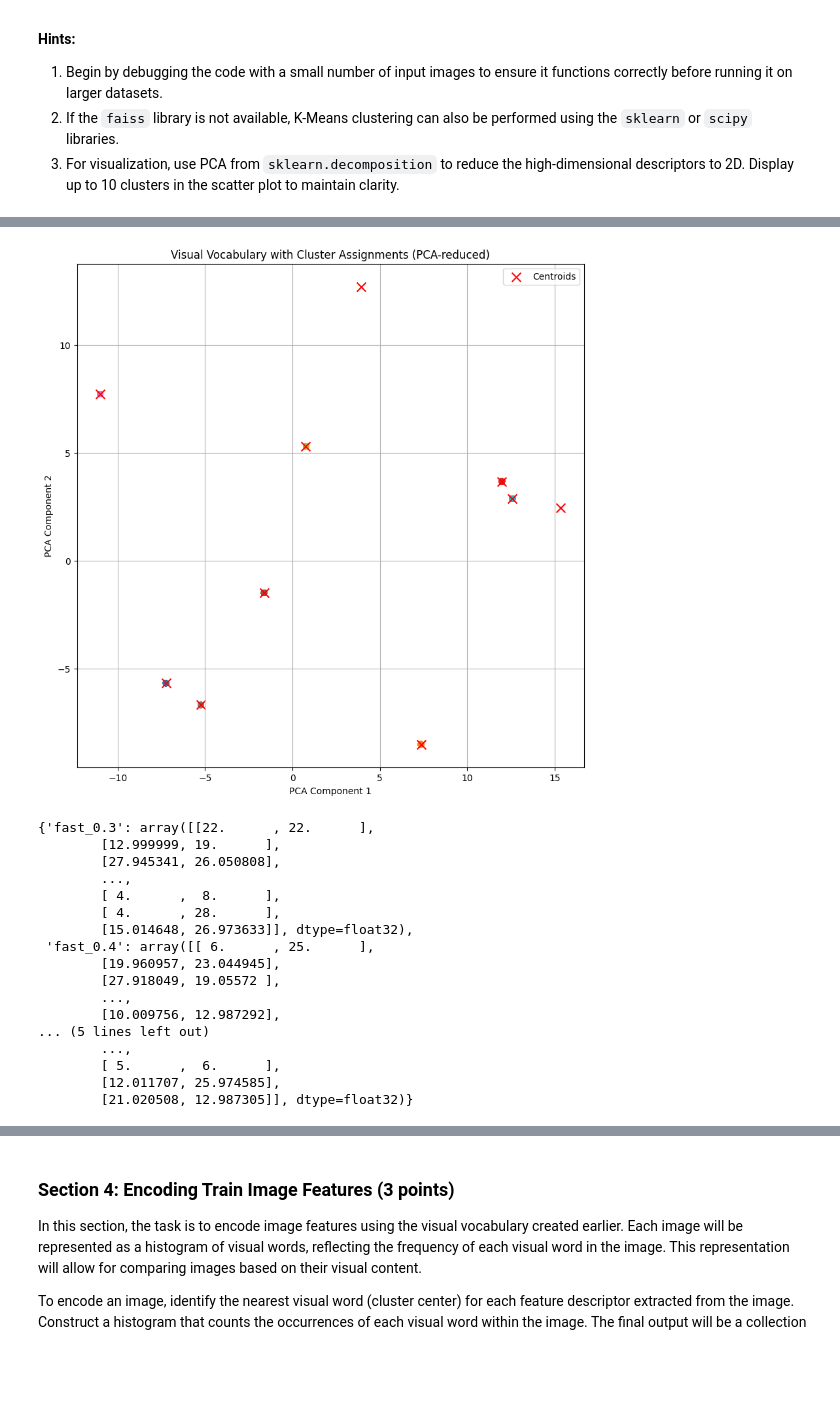
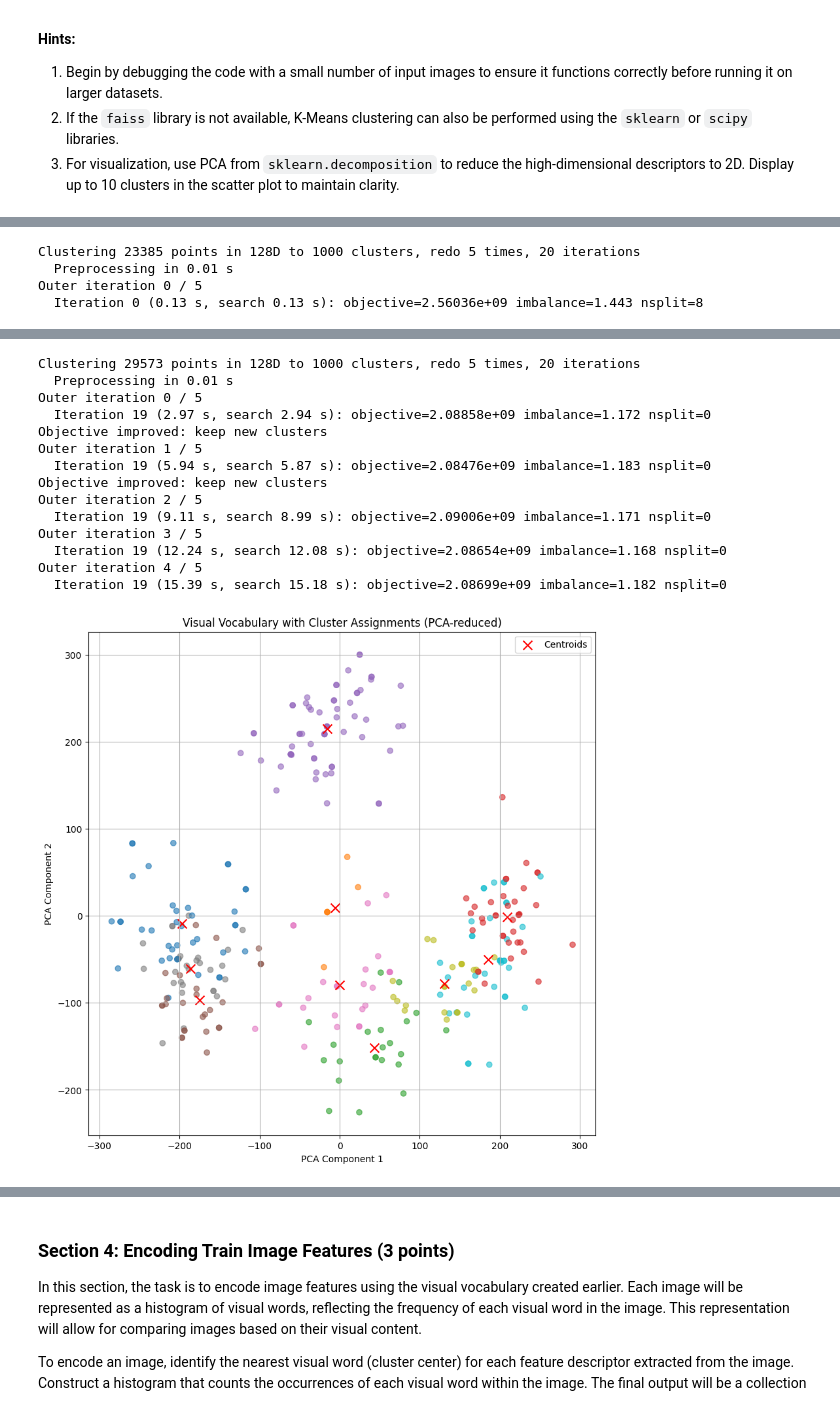
Before and after one commit to matthias-hagenauer/cv1_labs, a Jupyter notebook: cv1-lab-final-1/cv1-final-lab-part-1.ipynb, the cells around one changed output, grey strips where cells are left out. Drawn from its saved outputs; the diff is of its cells as text; code cells hidden in the pictures; blank space fills up the shorter version.

```diff
--- a/cv1-lab-final-1/cv1-final-lab-part-1.ipynb
+++ b/cv1-lab-final-1/cv1-final-lab-part-1.ipynb
@@ -218,18 +218,18 @@ This step is essential to understand how different feature extractors behave acr
 
 def detect_keypoints_sift(image):
     sift = cv2.SIFT_create(edgeThreshold=0.01)
-    keypoints, _ = sift.detectAndCompute(image, None)
-    return keypoints
+    keypoints, descriptors = sift.detectAndCompute(image, None)
+    return keypoints, descriptors
 
 def detect_keypoints_orb(image):
     orb = cv2.ORB_create(edgeThreshold=10)
-    keypoints = orb.detect(image, None)
-    return keypoints
+    keypoints, descriptors = orb.detectAndCompute(image, None)
+    return keypoints, descriptors
 
 def detect_keypoints_fast(image):
     fast = cv2.FastFeatureDetector_create()
-    keypoints = fast.detect(image, None)
-    return keypoints
+    keypoints, descriptors = fast.detectAndCompute(image, None)
+    return keypoints, descriptors
 
 def detect_keypoints_harris(image):
     gray = cv2.cvtColor(image, cv2.COLOR_BGR2GRAY)
@@ -268,7 +268,7 @@ def get_random_picture(label=None):
 classes = ['Frog', 'Automobile', 'Bird', 'Cat', 'Deer']
 images = [get_random_picture(label)[0] for label in classes]
 
-fig, axs = plt.subplots(len(classes), 5, figsize=(15, 20))
+fig, axs = plt.subplots(len(classes), 4, figsize=(15, 20))
 fig.suptitle('Keypoint Detection using SIFT, ORB, and Harris Corner Detector', fontsize=20)
 
 for i, cls in enumerate(classes):
@@ -276,18 +276,18 @@ for i, cls in enumerate(classes):
     img = (img * 255).astype(np.uint8)
     img = cv2.cvtColor(img, cv2.COLOR_BGR2RGB)
 
-    sift_keypoints = detect_keypoints_sift(img)
-    orb_keypoints = detect_keypoints_orb(img)
+    sift_keypoints, _ = detect_keypoints_sift(img)
+    orb_keypoints, _ = detect_keypoints_orb(img)
     #harris_keypoints = detect_keypoints_harris(img)
-    fast_keypoints = detect_keypoints_fast(img)
+    #fast_keypoints, _ = detect_keypoints_fast(img)
     brisk_keypoints, _ = detect_keypoints_brisk(img)
 
     axs[i, 0].imshow(img)
     axs[i, 1].imshow(draw_keypoints(img, sift_keypoints, f'SIFT - {cls}'))
     axs[i, 2].imshow(draw_keypoints(img, orb_keypoints, f'ORB - {cls}'))
     #axs[i, 3].imshow(draw_keypoints(img, harris_keypoints, f'Harris - {cls}'))
-    axs[i, 3].imshow(draw_keypoints(img, fast_keypoints, f'Fast - {cls}'))
-    axs[i, 4].imshow(draw_keypoints(img, brisk_keypoints, f'Brisk - {cls}'))
+    #axs[i, 3].imshow(draw_keypoints(img, fast_keypoints, f'Fast - {cls}'))
+    axs[i, 3].imshow(draw_keypoints(img, brisk_keypoints, f'Brisk - {cls}'))
 
 plt.show()
 # %% [output]
@@ -317,19 +317,18 @@ def extract_features(images, method):
         img = (img * 255).astype(np.uint8)
         img = cv2.cvtColor(img, cv2.COLOR_BGR2RGB)
         if method == 'sift':
-            descriptors = detect_keypoints_sift(img)
+            _, descriptors = detect_keypoints_sift(img)
         elif method == 'orb':
-            descriptors = detect_keypoints_orb(img)
+            _, descriptors = detect_keypoints_orb(img)
         elif method == "harris":
-            descriptors = detect_keypoints_harris(img)
+            _, descriptors = detect_keypoints_harris(img)
         elif method == "fast":
-            descriptors = detect_keypoints_fast(img)
+            _, descriptors = detect_keypoints_fast(img)
         elif method == "brisk":
-            descriptors, _ = detect_keypoints_brisk(img)
+            _, descriptors, _ = detect_keypoints_brisk(img)
         if descriptors is not None and len(descriptors) > 0:
             features.extend(descriptors)
 
-    features = [(k.pt[0], k.pt[1]) for k in features]
     features = np.array(features)
 
     return features
@@ -394,6 +393,7 @@ def get_centroids(train_images, percentages = [.3, .4, .5], methods = ["orb", "s
         for method in methods:
             features = extract_features(sampled_images, method)
             centroids, assignments = kmeans(features)
+
             #unique, counts = np.unique(assignments, return_counts=True)
             #assignment_counts = dict(zip(unique, counts))
             #print(assignment_counts)
@@ -404,5 +404,5 @@ def get_centroids(train_images, percentages = [.3, .4, .5], methods = ["orb", "s
             centroids_dict[f"{method}_{percent}"] = centroids
     return centroids_dict
 
-get_centroids(train_images, methods=["fast"])
+get_centroids(train_images, methods=["sift"])
 # %% [output]
@@ -438,0 +426,4 @@ Outer iteration 4 / 5
+Clustering 23385 points in 128D to 1000 clusters, redo 5 times, 20 iterations
+  Preprocessing in 0.01 s
+Outer iteration 0 / 5
+  Iteration 0 (0.13 s, search 0.13 s): objective=2.56036e+09 imbalance=1.443 nsplit=8
@@ -454,18 +443,15 @@ Objective improved: keep new clusters
+Clustering 29573 points in 128D to 1000 clusters, redo 5 times, 20 iterations
+  Preprocessing in 0.01 s
+Outer iteration 0 / 5
+  Iteration 19 (2.97 s, search 2.94 s): objective=2.08858e+09 imbalance=1.172 nsplit=0
+Objective improved: keep new clusters
+Outer iteration 1 / 5
+  Iteration 19 (5.94 s, search 5.87 s): objective=2.08476e+09 imbalance=1.183 nsplit=0
+Objective improved: keep new clusters
+Outer iteration 2 / 5
+  Iteration 19 (9.11 s, search 8.99 s): objective=2.09006e+09 imbalance=1.171 nsplit=0
+Outer iteration 3 / 5
+  Iteration 19 (12.24 s, search 12.08 s): objective=2.08654e+09 imbalance=1.168 nsplit=0
+Outer iteration 4 / 5
+  Iteration 19 (15.39 s, search 15.18 s): objective=2.08699e+09 imbalance=1.182 nsplit=0
-[figure, old version]
+[figure, new version]
-{'fast_0.3': array([[22.      , 22.      ],
-        [12.999999, 19.      ],
-        [27.945341, 26.050808],
-        ...,
-        [ 4.      ,  8.      ],
-        [ 4.      , 28.      ],
-        [15.014648, 26.973633]], dtype=float32),
- 'fast_0.4': array([[ 6.      , 25.      ],
-        [19.960957, 23.044945],
-        [27.918049, 19.05572 ],
-        ...,
-        [10.009756, 12.987292],
-... (5 lines left out)
-        ...,
-        [ 5.      ,  6.      ],
-        [12.011707, 25.974585],
-        [21.020508, 12.987305]], dtype=float32)}
```
Also changed, not shown: parts of 6 cells of this notebook.
